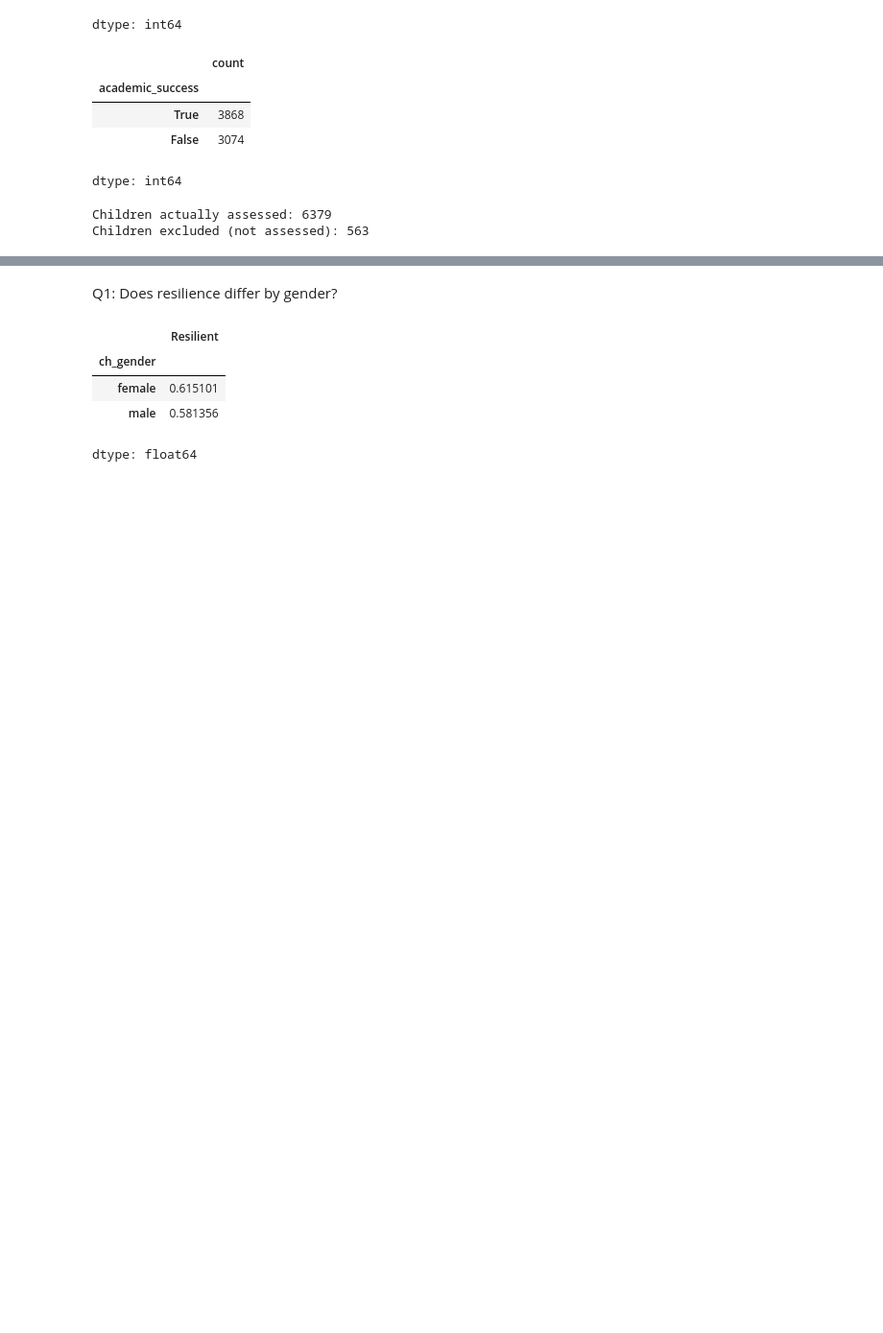
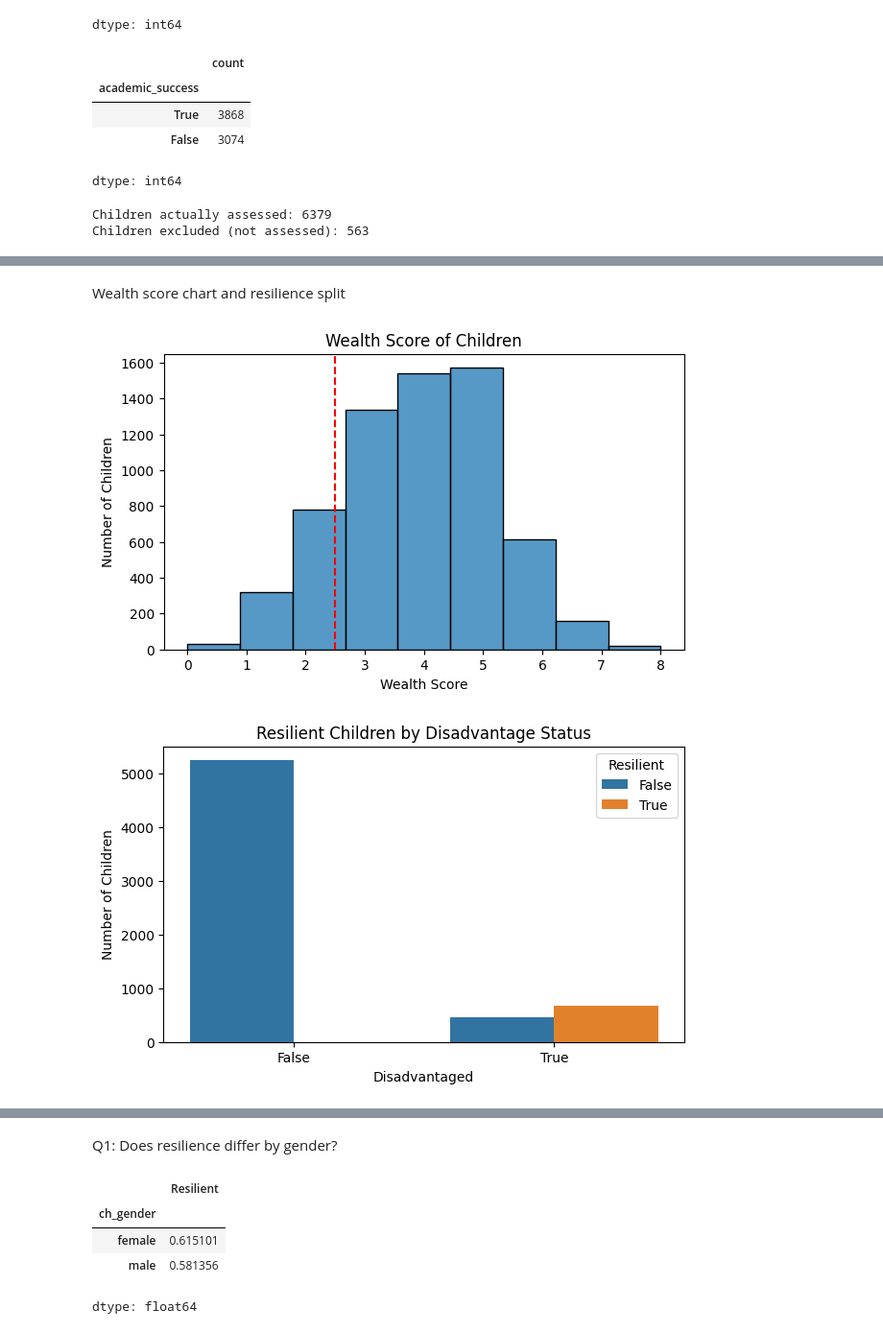
Before and after one commit to adrian-007-cloud/Data-Science-Group-2, a Jupyter notebook: DATA_SCIENCE_PROJECT.ipynb, the cells around one changed output, grey strips where cells are left out. Shown at 96% size. Saved outputs shown, nothing was run; the diff lists cells and outputs as text; code cells hidden in the pictures; blank space fills up the shorter version.

```diff
--- a/DATA_SCIENCE_PROJECT.ipynb
+++ b/DATA_SCIENCE_PROJECT.ipynb
@@ -646,0 +715,23 @@ pd.crosstab(df_assessed['disadvantaged'], df_assessed['Resilient'])
+# %% [markdown]
+Wealth score chart and resilience split
+# %%
+# Chart 1: how many children have each wealth score.
+# The red dashed line is our cutoff. Scores to the left of it (0, 1, 2) are "Disadvantaged".
+plt.figure(figsize=(7, 4))
+sns.histplot(data=df_assessed, x="wealth_score", bins=9)
+plt.axvline(2.5, color="red", linestyle="--")
+plt.title("Wealth Score of Children")
+plt.xlabel("Wealth Score")
+plt.ylabel("Number of Children")
+plt.show()
+
+# Chart 2: how many children are Resilient in each group.
+plt.figure(figsize=(7, 4))
+sns.countplot(data=df_assessed, x="disadvantaged", hue="Resilient")
+plt.title("Resilient Children by Disadvantage Status")
+plt.xlabel("Disadvantaged")
+plt.ylabel("Number of Children")
+plt.show()
+# %% [output]
+[figure, added]
+[figure, added]
```
Also changed, not shown: parts of 66 cells of this notebook.
